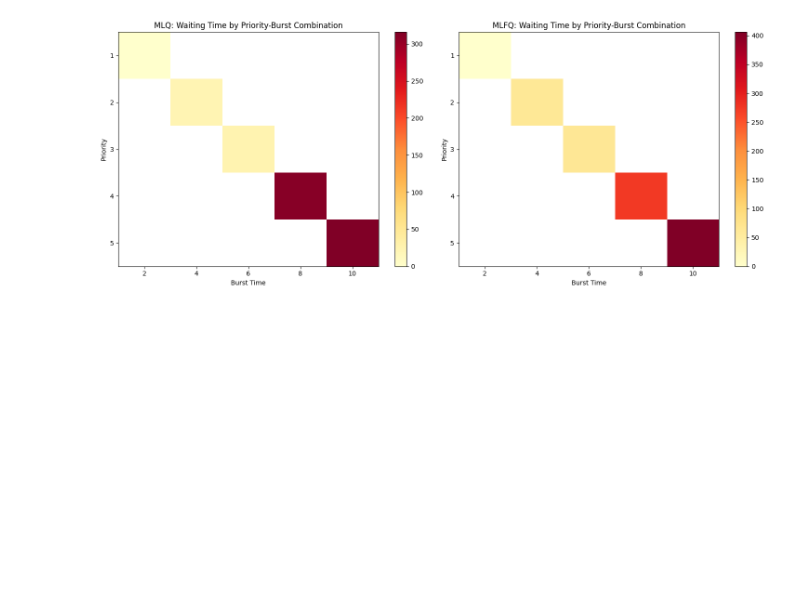
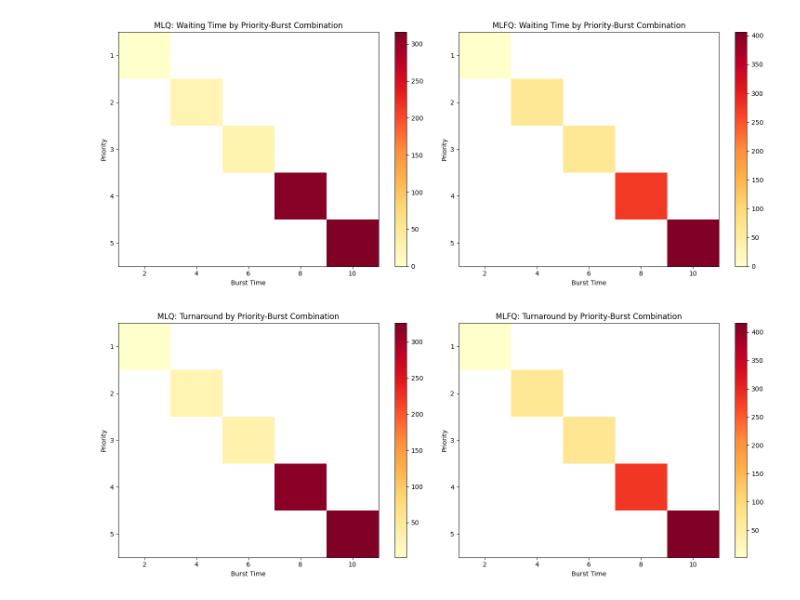
Before and after one commit to jzarcoo/CPU-Scheduling, a Jupyter notebook: metrics/metrics.ipynb, the cells around one changed output. Saved outputs shown, nothing was run; the diff lists cells and outputs as text; code cells hidden in the pictures; blank space fills up the shorter version.

Commit message:
imagenes

```diff
--- a/metrics/metrics.ipynb
+++ b/metrics/metrics.ipynb
@@ -476,3 +477,37 @@ plt.tight_layout()
 plt.show()
 # %% [output]
 [figure]
+# %%
+# Heatmap: Waiting Time by Priority-Burst combinations
+combo_mlq = df_mlq_metrics.groupby(['Priority', 'Burst'])['Turnaround Time'].mean().unstack()
+combo_mlfq = df_mlfq_metrics.groupby(['Priority', 'Burst'])['Turnaround Time'].mean().unstack()
+
+# Plot heatmaps
+fig, (ax1, ax2) = plt.subplots(1, 2, figsize=(15, 6))
+
+# MLQ Heatmap
+im1 = ax1.imshow(combo_mlq, cmap='YlOrRd', aspect='auto')
+ax1.set_xlabel('Burst Time')
+ax1.set_ylabel('Priority')
+ax1.set_title('MLQ: Turnaround by Priority-Burst Combination')
+ax1.set_xticks(range(len(combo_mlq.columns)))
+ax1.set_xticklabels(combo_mlq.columns)
+ax1.set_yticks(range(len(combo_mlq.index)))
+ax1.set_yticklabels(combo_mlq.index)
+plt.colorbar(im1, ax=ax1)
+
+# MLFQ Heatmap
+im2 = ax2.imshow(combo_mlfq, cmap='YlOrRd', aspect='auto')
+ax2.set_xlabel('Burst Time')
+ax2.set_ylabel('Priority')
+ax2.set_title('MLFQ: Turnaround by Priority-Burst Combination')
+ax2.set_xticks(range(len(combo_mlfq.columns)))
+ax2.set_xticklabels(combo_mlfq.columns)
+ax2.set_yticks(range(len(combo_mlfq.index)))
+ax2.set_yticklabels(combo_mlfq.index)
+plt.colorbar(im2, ax=ax2)
+
+plt.tight_layout()
+plt.show()
+# %% [output]
+[figure, added]
```
Also changed, not shown: parts of 2 cells of this notebook, 7 other files.
